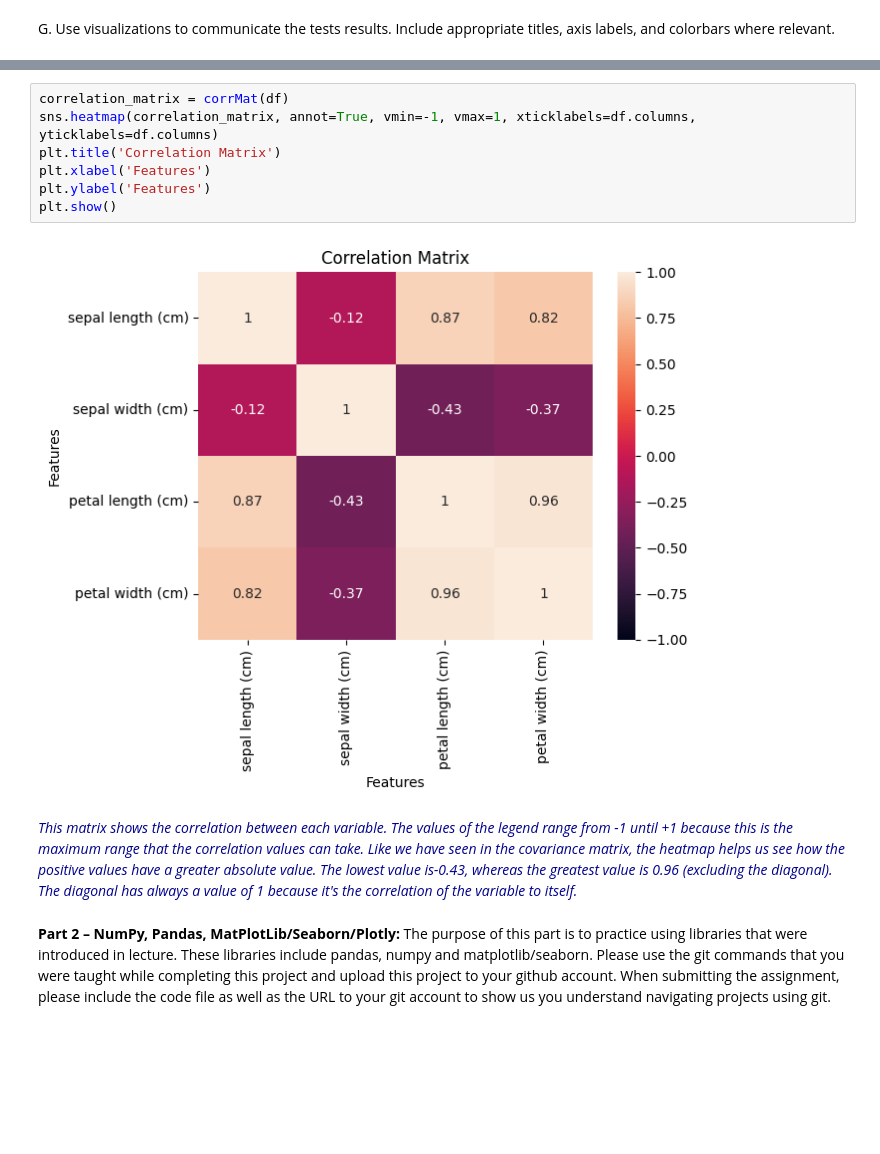
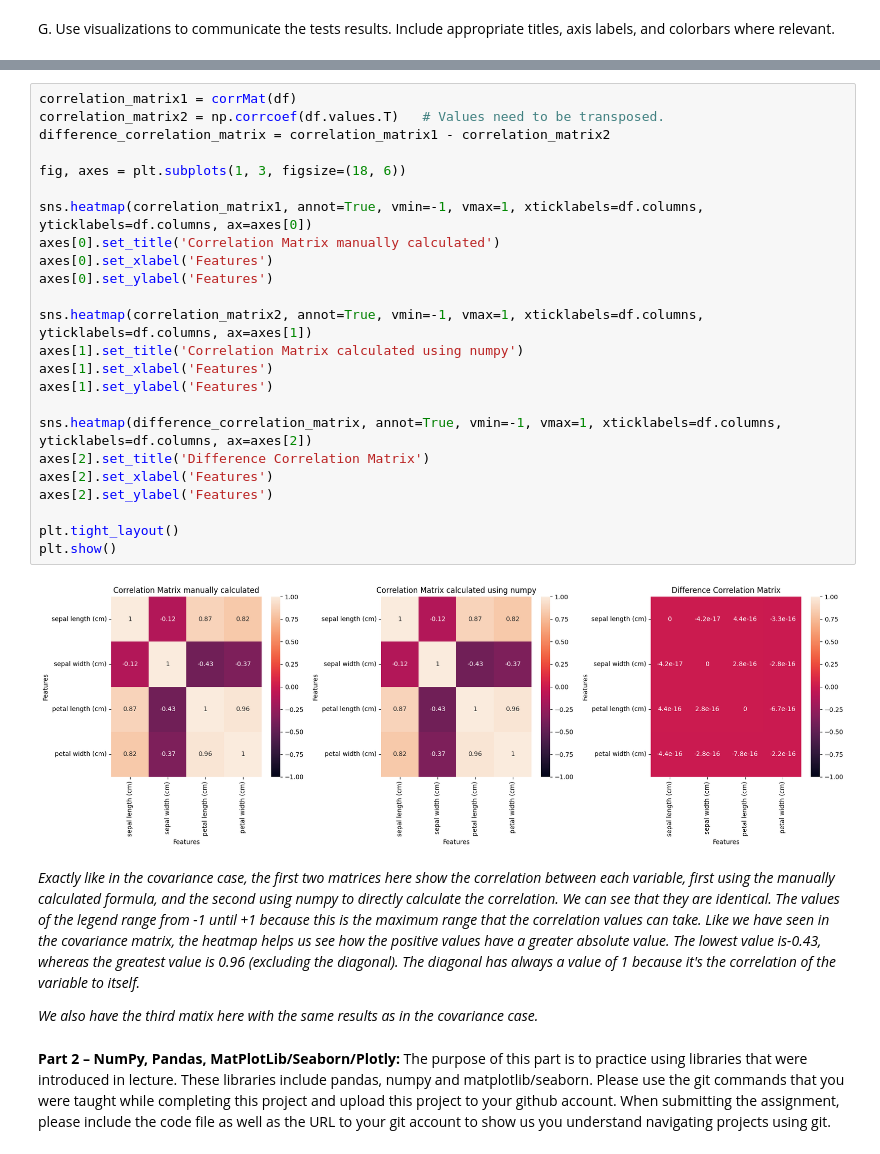
Before and after one commit to marionapuente/Mini_Project_MarionaPuente, a Jupyter notebook: Miniproject.ipynb, the cells around one changed output, grey strips where cells are left out. Drawn from its saved outputs; the diff is of its cells as text; blank space fills up the shorter version.

```diff
--- a/Miniproject.ipynb
+++ b/Miniproject.ipynb
@@ -224,14 +242,33 @@ plt.show()
-# %%
-correlation_matrix = corrMat(df)
-sns.heatmap(correlation_matrix, annot=True, vmin=-1, vmax=1, xticklabels=df.columns, yticklabels=df.columns)
-plt.title('Correlation Matrix')
-plt.xlabel('Features')
-plt.ylabel('Features')
-plt.show()
-# %% [output]
-[figure, removed]
+# %%
+correlation_matrix1 = corrMat(df)
+correlation_matrix2 = np.corrcoef(df.values.T)   # Values need to be transposed.
+difference_correlation_matrix = correlation_matrix1 - correlation_matrix2
+
+fig, axes = plt.subplots(1, 3, figsize=(18, 6))
+
+sns.heatmap(correlation_matrix1, annot=True, vmin=-1, vmax=1, xticklabels=df.columns, yticklabels=df.columns, ax=axes[0])
+axes[0].set_title('Correlation Matrix manually calculated')
+axes[0].set_xlabel('Features')
+axes[0].set_ylabel('Features')
+
+sns.heatmap(correlation_matrix2, annot=True, vmin=-1, vmax=1, xticklabels=df.columns, yticklabels=df.columns, ax=axes[1])
+axes[1].set_title('Correlation Matrix calculated using numpy')
+axes[1].set_xlabel('Features')
+axes[1].set_ylabel('Features')
+
+sns.heatmap(difference_correlation_matrix, annot=True, vmin=-1, vmax=1, xticklabels=df.columns, yticklabels=df.columns, ax=axes[2])
+axes[2].set_title('Difference Correlation Matrix')
+axes[2].set_xlabel('Features')
+axes[2].set_ylabel('Features')
+
+plt.tight_layout()
+plt.show()
+# %% [output]
+[figure, added]
 # %% [markdown]
-<font color='darkblue'>*This matrix shows the correlation between each variable. The values of the legend range from -1 until +1 because this is the maximum range that the correlation values can take. Like we have seen in the covariance matrix, the heatmap helps us see how the positive values have a greater absolute value. The lowest value is-0.43, whereas the greatest value is 0.96 (excluding the diagonal). The diagonal has always a value of 1 because it's the correlation of the variable to itself.</font>*
+*Exactly like in the covariance case, the first two matrices here show the correlation between each variable, first using the manually calculated formula, and the second using numpy to directly calculate the correlation. We can see that they are identical. The values of the legend range from -1 until +1 because this is the maximum range that the correlation values can take. Like we have seen in the covariance matrix, the heatmap helps us see how the positive values have a greater absolute value. The lowest value is-0.43, whereas the greatest value is 0.96 (excluding the diagonal). The diagonal has always a value of 1 because it's the correlation of the variable to itself.*
+
+*We also have the third matix here with the same results as in the covariance case.*
 # %% [markdown]
 **Part 2 – NumPy, Pandas, MatPlotLib/Seaborn/Plotly:** The purpose of this part is to practice using libraries that were introduced in lecture. These libraries include pandas, numpy and matplotlib/seaborn. Please use the git commands that you were taught while completing this project and
 upload this project to your github account. When submitting the assignment, please include the code file as well as the URL to your git account to show us you understand navigating projects using git.
```
Also changed, not shown: parts of 41 cells of this notebook.
